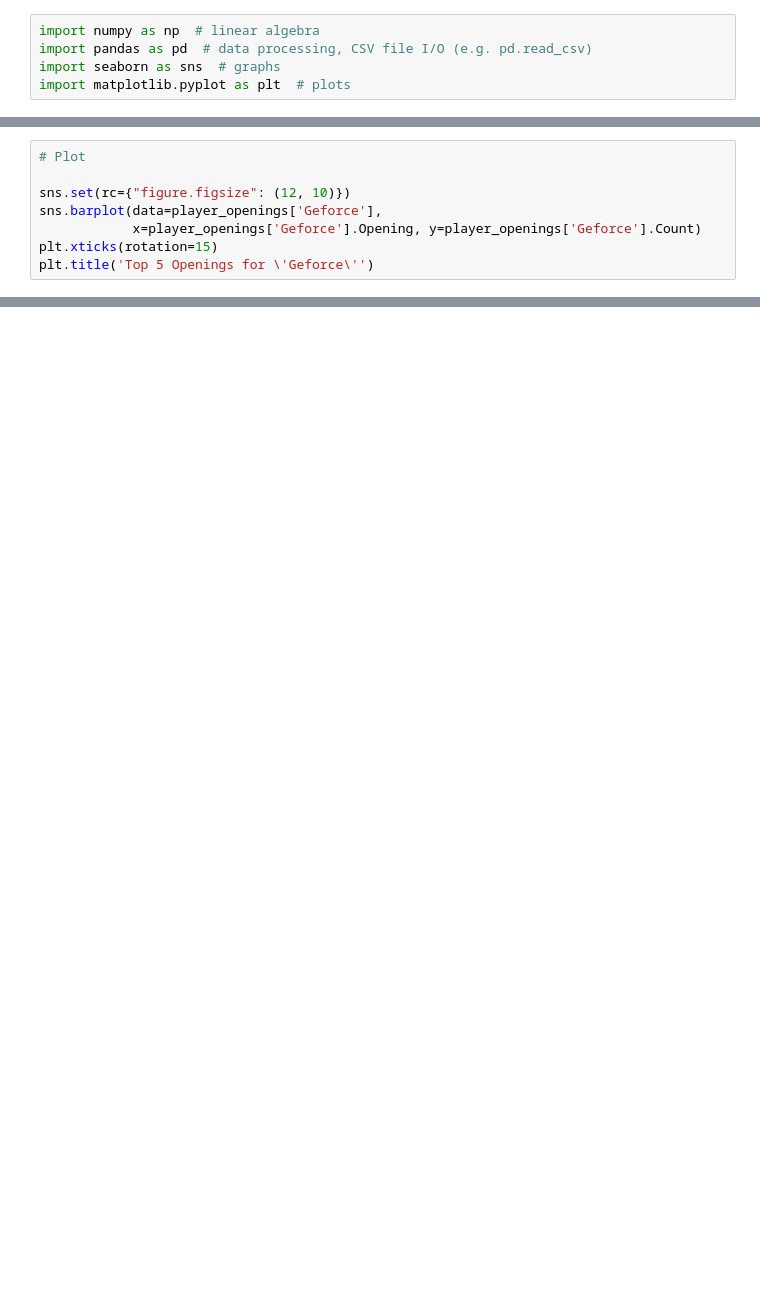
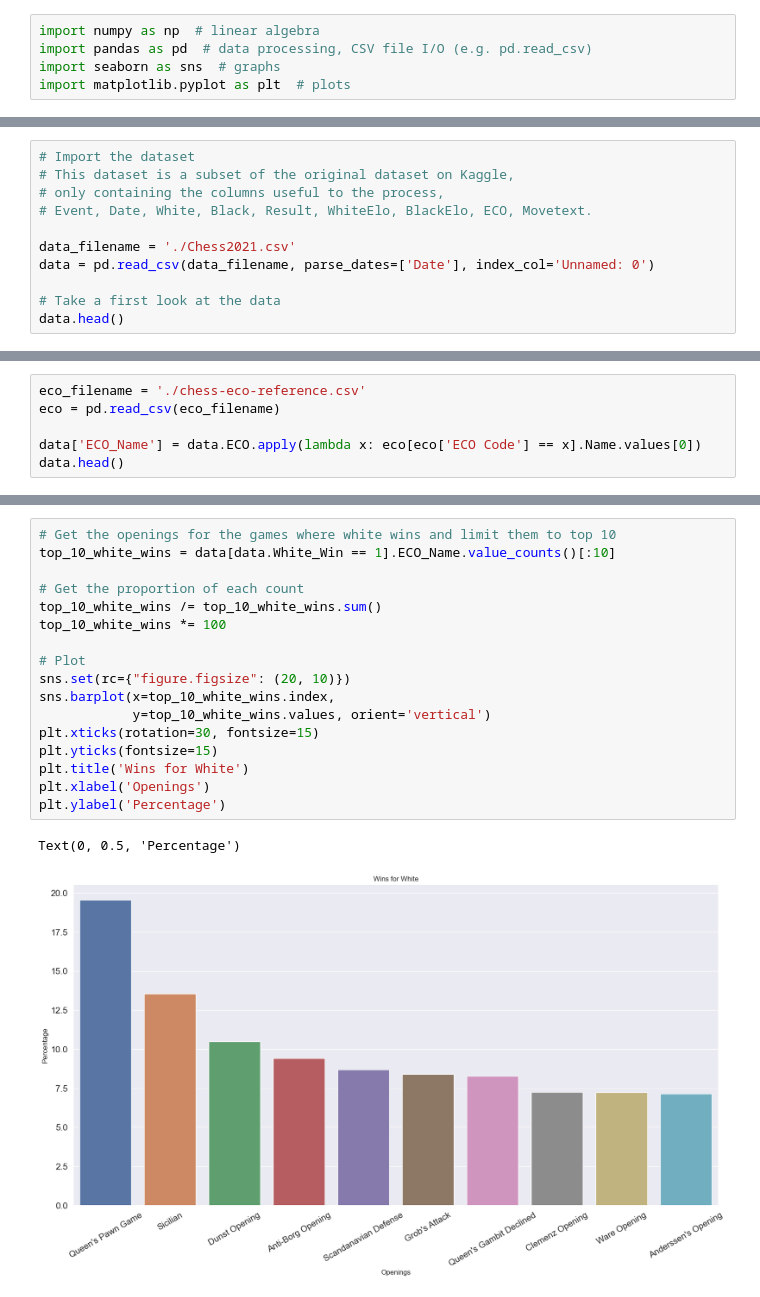
Before and after one commit to nihalkenkre/fics_chess_2021_blog, a Jupyter notebook: fics-chess-2021.ipynb, the cells around one changed output, grey strips where cells are left out. Cells and saved outputs as stored; diff of their text form; blank space fills up the shorter version.

Commit message:
added few more plot images and requirements.txt

```diff
--- a/fics-chess-2021.ipynb
+++ b/fics-chess-2021.ipynb
@@ -124,8 +23,0 @@ player_openings['Geforce']
-# %%
-# Plot
-
-sns.set(rc={"figure.figsize": (12, 10)})
-sns.barplot(data=player_openings['Geforce'],
-            x=player_openings['Geforce'].Opening, y=player_openings['Geforce'].Count)
-plt.xticks(rotation=15)
-plt.title('Top 5 Openings for \'Geforce\'')
@@ -275,0 +26,11 @@ f1 score: 0.6437452915386747
+# %%
+# Import the dataset
+# This dataset is a subset of the original dataset on Kaggle,
+# only containing the columns useful to the process,
+# Event, Date, White, Black, Result, WhiteElo, BlackElo, ECO, Movetext.
+
+data_filename = './Chess2021.csv'
+data = pd.read_csv(data_filename, parse_dates=['Date'], index_col='Unnamed: 0')
+
+# Take a first look at the data
+data.head()
@@ -275,0 +98,6 @@ f1 score: 0.6437452915386747
+# %%
+eco_filename = './chess-eco-reference.csv'
+eco = pd.read_csv(eco_filename)
+
+data['ECO_Name'] = data.ECO.apply(lambda x: eco[eco['ECO Code'] == x].Name.values[0])
+data.head()
@@ -275,0 +218,20 @@ f1 score: 0.6437452915386747
+# %%
+# Get the openings for the games where white wins and limit them to top 10
+top_10_white_wins = data[data.White_Win == 1].ECO_Name.value_counts()[:10]
+
+# Get the proportion of each count
+top_10_white_wins /= top_10_white_wins.sum()
+top_10_white_wins *= 100
+
+# Plot
+sns.set(rc={"figure.figsize": (20, 10)})
+sns.barplot(x=top_10_white_wins.index,
+            y=top_10_white_wins.values, orient='vertical')
+plt.xticks(rotation=30, fontsize=15)
+plt.yticks(fontsize=15)
+plt.title('Wins for White')
+plt.xlabel('Openings')
+plt.ylabel('Percentage')
+# %% [output]
+Text(0, 0.5, 'Percentage')
+[figure, added]
```
Also changed, not shown: parts of 74 cells of this notebook, 12 other files.
